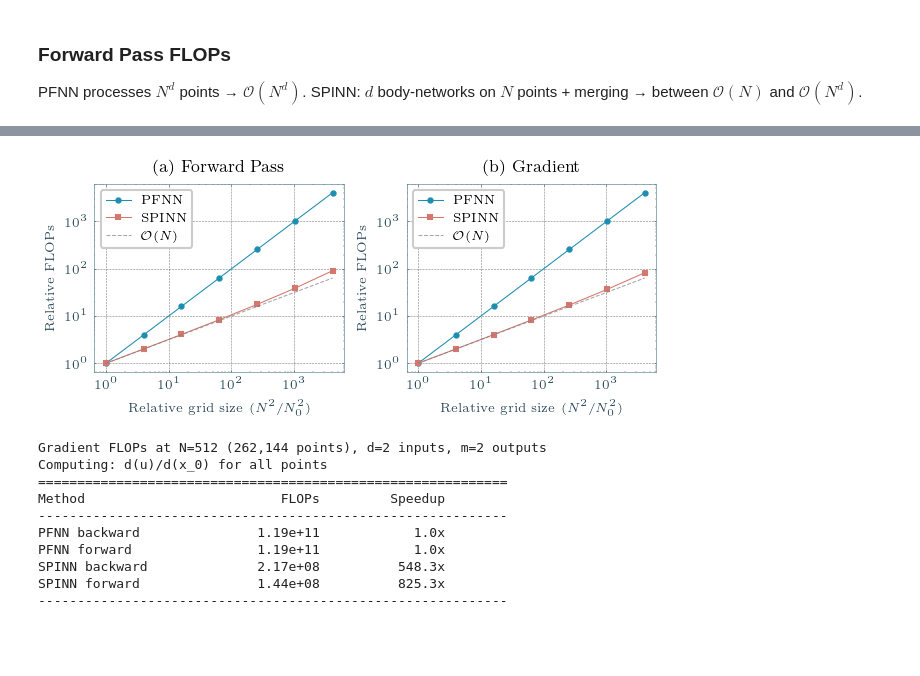
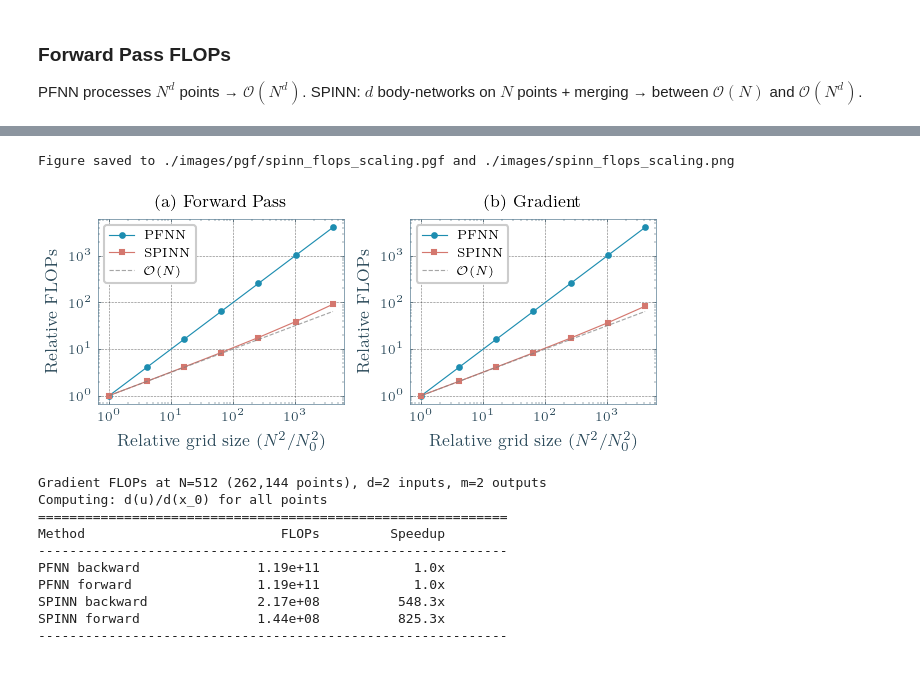
Before and after one commit to bonneted/PhD, a Jupyter notebook: chapters/III_ImprovingPINNs/01_spinn_computation.ipynb, the cells around one changed output, grey strips where cells are left out. Saved outputs shown, nothing was run; the diff lists cells and outputs as text; code cells hidden in the pictures.

```diff
--- a/chapters/III_ImprovingPINNs/01_spinn_computation.ipynb
+++ b/chapters/III_ImprovingPINNs/01_spinn_computation.ipynb
@@ -105,37 +102,39 @@ Computing FLOPs...
 # Plot relative FLOPs scaling (2 subplots)
 fig, axes = plt.subplots(1, 2, figsize=(page_width*0.9, page_width*0.4), dpi=150)
 
 # Normalize to first point
 pfnn_fwd_norm = np.array(pfnn_fwd_flops) / pfnn_fwd_flops[0]
 spinn_fwd_norm = np.array(spinn_fwd_flops) / spinn_fwd_flops[0]
 pfnn_grad_norm = np.array(pfnn_grad_flops) / pfnn_grad_flops[0]
 spinn_grad_norm = np.array(spinn_grad_flops) / spinn_grad_flops[0]
 pts_norm = np.array(total_points) / total_points[0]
 
 # (a) Forward pass FLOPs
 axes[0].loglog(pts_norm, pfnn_fwd_norm, 'o-', label='PFNN')
 axes[0].loglog(pts_norm, spinn_fwd_norm, 's-', label='SPINN')
 # axes[0].loglog(pts_norm, pts_norm, ':', label=r'$\mathcal{O}(N^2)$', color='gray', alpha=0.7)
 axes[0].loglog(pts_norm, np.sqrt(pts_norm), '--', label=r'$\mathcal{O}(N)$', color='gray', alpha=0.7)
 axes[0].set(xlabel=r'Relative grid size ($N^2/N_0^2$)', ylabel='Relative FLOPs', title='(a) Forward Pass')
 axes[0].legend()
 
 # (b) Gradient FLOPs
 axes[1].loglog(pts_norm, pfnn_grad_norm, 'o-', label='PFNN')
 axes[1].loglog(pts_norm, spinn_grad_norm, 's-', label='SPINN')
 # axes[1].loglog(pts_norm, pts_norm, ':', label=r'$\mathcal{O}(N^2)$', color='gray', alpha=0.7)
 axes[1].loglog(pts_norm, np.sqrt(pts_norm), '--', label=r'$\mathcal{O}(N)$', color='gray', alpha=0.7)
 axes[1].set(xlabel=r'Relative grid size ($N^2/N_0^2$)', ylabel='Relative FLOPs', title='(b) Gradient')
 axes[1].legend()
 
 plt.tight_layout()
 
 if save_fig:
-    figure_dir = os.path.join(results_folder, "figures")
-    os.makedirs(figure_dir, exist_ok=True)
-    fig.savefig(os.path.join(figure_dir, "spinn_flops_scaling.pdf"), bbox_inches='tight')
+    os.makedirs('./images/pgf', exist_ok=True)
+    fig.savefig("./images/pgf/spinn_flops_scaling.pgf", bbox_inches='tight')
+    fig.savefig("./images/spinn_flops_scaling.png", bbox_inches='tight', dpi=300)
+    print("Figure saved to ./images/pgf/spinn_flops_scaling.pgf and ./images/spinn_flops_scaling.png")
 # %% [output]
+Figure saved to ./images/pgf/spinn_flops_scaling.pgf and ./images/spinn_flops_scaling.png
-[figure, old version]
+[figure, new version]
 # %%
 # Gradient AD modes comparison at N=128
 # Computing: d(u)/d(x_0) for all points (gradient w.r.t. first input dimension)
```
Also changed, not shown: parts of 6 cells of this notebook, 3 other files.
